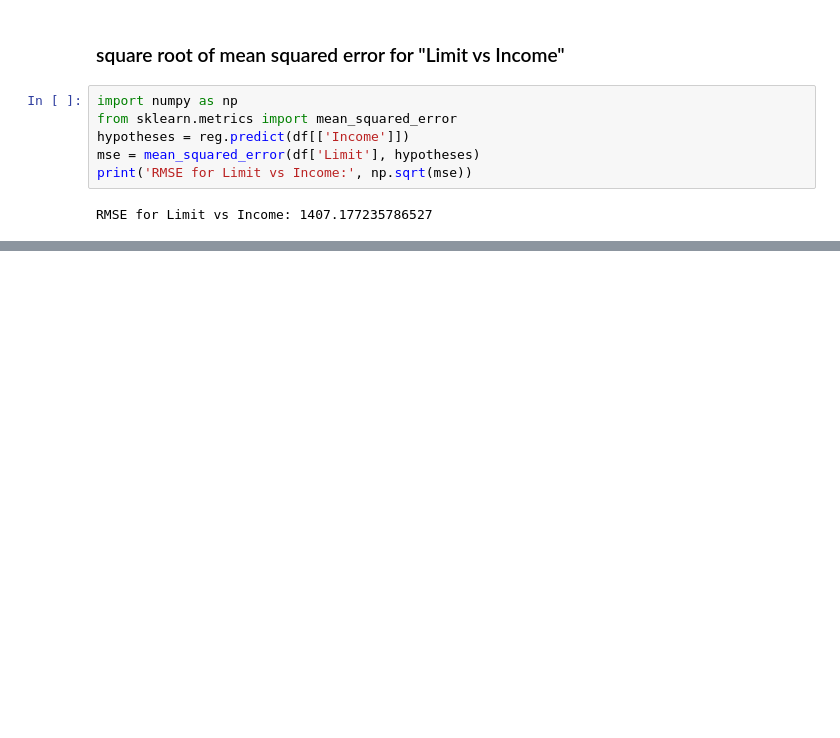
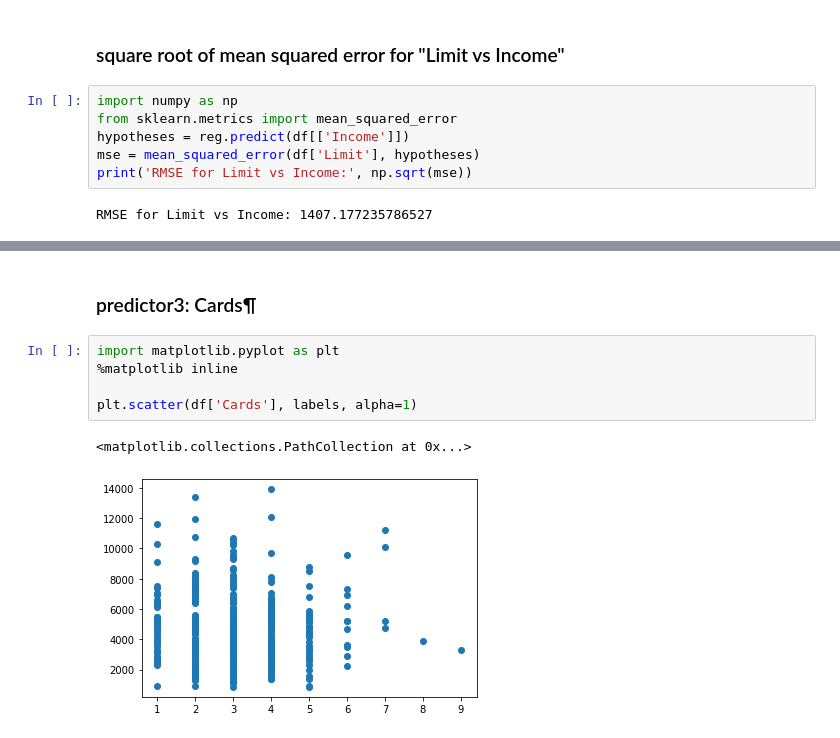
Before and after one commit to USF-CS-663-Spring-2020/lab-05-regression-danielyang0, a Jupyter notebook: lab05 - regression.ipynb, the cells around one changed output, grey strips where cells are left out. Drawn from its saved outputs; the diff is of its cells as text; blank space fills up the shorter version.

```diff
--- a/lab05 - regression.ipynb
+++ b/lab05 - regression.ipynb
@@ -141,0 +192,10 @@ RMSE for Limit vs Income: 1407.177235786527
+# %% [markdown]
+### predictor3: Cards¶
+# %%
+import matplotlib.pyplot as plt
+%matplotlib inline
+
+plt.scatter(df['Cards'], labels, alpha=1)
+# %% [output]
+<matplotlib.collections.PathCollection at 0x...>
+[figure, added]
```
Also changed, not shown: parts of 38 cells of this notebook.
